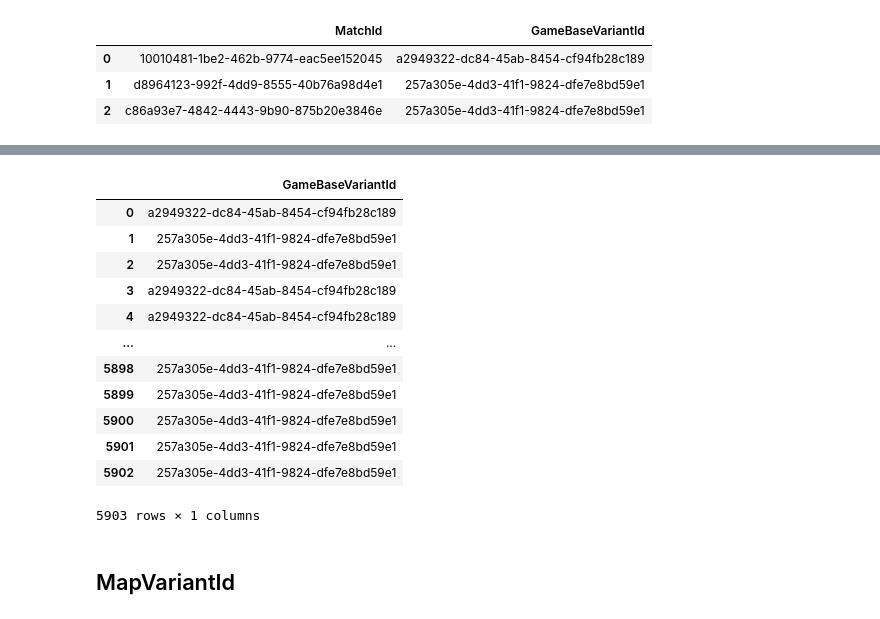
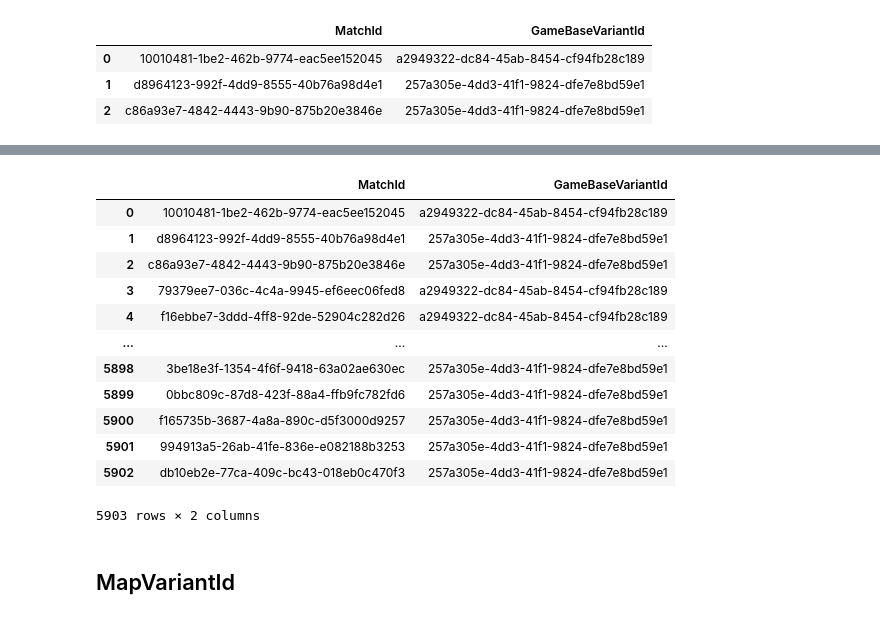
Before and after one commit to Drymander/Capstone-Halo-5, a Jupyter notebook: Compile Modeling Dataframe.ipynb, the cells around one changed output, grey strips where cells are left out. Drawn from its saved outputs; the diff is of its cells as text; code cells hidden in the pictures.

```diff
--- a/Compile Modeling Dataframe.ipynb
+++ b/Compile Modeling Dataframe.ipynb
@@ -135,20 +146,21 @@ df.head(3)
 # %%
 game_base_column_store_df = pd.DataFrame()
+game_base_column_store_df['MatchId'] = df_history['MatchId']
 game_base_column_store_df['GameBaseVariantId'] = df_history['GameBaseVariantId']
 game_base_column_store_df
 # %% [output]
-|  | GameBaseVariantId |
-| 0 | a2949322-dc84-45ab-8454-cf94fb28c189 |
-| 1 | 257a305e-4dd3-41f1-9824-dfe7e8bd59e1 |
-| 2 | 257a305e-4dd3-41f1-9824-dfe7e8bd59e1 |
-| 3 | a2949322-dc84-45ab-8454-cf94fb28c189 |
-| 4 | a2949322-dc84-45ab-8454-cf94fb28c189 |
-| ... | ... |
-| 5898 | 257a305e-4dd3-41f1-9824-dfe7e8bd59e1 |
-| 5899 | 257a305e-4dd3-41f1-9824-dfe7e8bd59e1 |
-| 5900 | 257a305e-4dd3-41f1-9824-dfe7e8bd59e1 |
-| 5901 | 257a305e-4dd3-41f1-9824-dfe7e8bd59e1 |
-| 5902 | 257a305e-4dd3-41f1-9824-dfe7e8bd59e1 |
+|  | MatchId | GameBaseVariantId |
+| 0 | 10010481-1be2-462b-9774-eac5ee152045 | a2949322-dc84-45ab-8454-cf94fb28c189 |
+| 1 | d8964123-992f-4dd9-8555-40b76a98d4e1 | 257a305e-4dd3-41f1-9824-dfe7e8bd59e1 |
+| 2 | c86a93e7-4842-4443-9b90-875b20e3846e | 257a305e-4dd3-41f1-9824-dfe7e8bd59e1 |
+| 3 | 79379ee7-036c-4c4a-9945-ef6eec06fed8 | a2949322-dc84-45ab-8454-cf94fb28c189 |
+| 4 | f16ebbe7-3ddd-4ff8-92de-52904c282d26 | a2949322-dc84-45ab-8454-cf94fb28c189 |
+| ... | ... | ... |
+| 5898 | 3be18e3f-1354-4f6f-9418-63a02ae630ec | 257a305e-4dd3-41f1-9824-dfe7e8bd59e1 |
+| 5899 | 0bbc809c-87d8-423f-88a4-ffb9fc782fd6 | 257a305e-4dd3-41f1-9824-dfe7e8bd59e1 |
+| 5900 | f165735b-3687-4a8a-890c-d5f3000d9257 | 257a305e-4dd3-41f1-9824-dfe7e8bd59e1 |
+| 5901 | 994913a5-26ab-41fe-836e-e082188b3253 | 257a305e-4dd3-41f1-9824-dfe7e8bd59e1 |
+| 5902 | db10eb2e-77ca-409c-bc43-018eb0c470f3 | 257a305e-4dd3-41f1-9824-dfe7e8bd59e1 |
-5903 rows × 1 columns
+5903 rows × 2 columns
 # %% [markdown]
 ## MapVariantId
```
Also changed, not shown: parts of 125 cells of this notebook, 7 other files.
